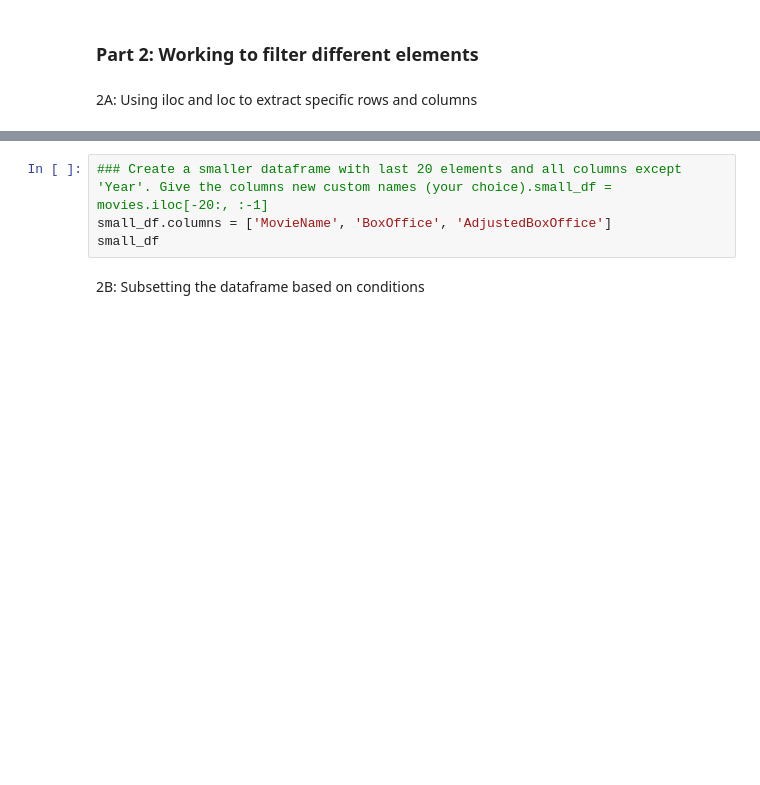
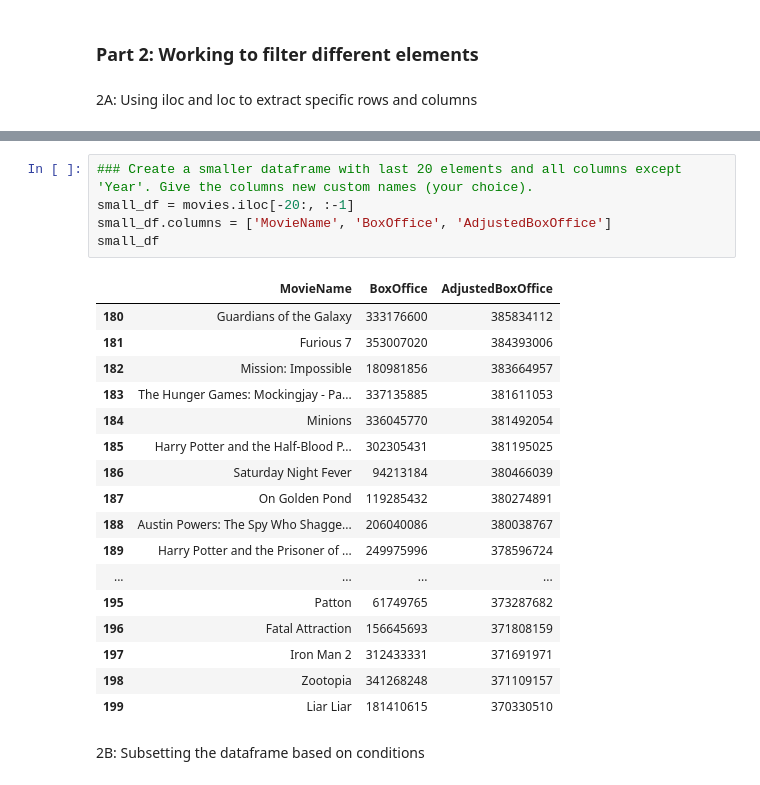
Before and after one commit to noahmckenna-coder/CS22B_SP26_datafiles, a Jupyter notebook: M05_HW05_data_explore.ipynb, the cells around one changed output, grey strips where cells are left out. Cells and saved outputs as stored; diff of their text form; blank space fills up the shorter version.

```diff
--- a/M05_HW05_data_explore.ipynb
+++ b/M05_HW05_data_explore.ipynb
@@ -46,7 +101,26 @@ movies_first10
 # %%
-### Create a smaller dataframe with last 20 elements and all columns except 'Year'. Give the columns new custom names (your choice).small_df = movies.iloc[-20:, :-1]
+### Create a smaller dataframe with last 20 elements and all columns except 'Year'. Give the columns new custom names (your choice).
+small_df = movies.iloc[-20:, :-1]
 small_df.columns = ['MovieName', 'BoxOffice', 'AdjustedBoxOffice']
 small_df
+# %% [output]
+|  | MovieName | BoxOffice | AdjustedBoxOffice |
+| 180 | Guardians of the Galaxy | 333176600 | 385834112 |
+| 181 | Furious 7 | 353007020 | 384393006 |
+| 182 | Mission: Impossible | 180981856 | 383664957 |
+| 183 | The Hunger Games: Mockingjay - Pa... | 337135885 | 381611053 |
+| 184 | Minions | 336045770 | 381492054 |
+| 185 | Harry Potter and the Half-Blood P... | 302305431 | 381195025 |
+| 186 | Saturday Night Fever | 94213184 | 380466039 |
+| 187 | On Golden Pond | 119285432 | 380274891 |
+| 188 | Austin Powers: The Spy Who Shagge... | 206040086 | 380038767 |
+| 189 | Harry Potter and the Prisoner of ... | 249975996 | 378596724 |
+| ... | ... | ... | ... |
+| 195 | Patton | 61749765 | 373287682 |
+| 196 | Fatal Attraction | 156645693 | 371808159 |
+| 197 | Iron Man 2 | 312433331 | 371691971 |
+| 198 | Zootopia | 341268248 | 371109157 |
+| 199 | Liar Liar | 181410615 | 370330510 |
 # %% [markdown]
 2B: Subsetting the dataframe based on conditions
 # %%
```
Also changed, not shown: parts of 12 cells of this notebook.
